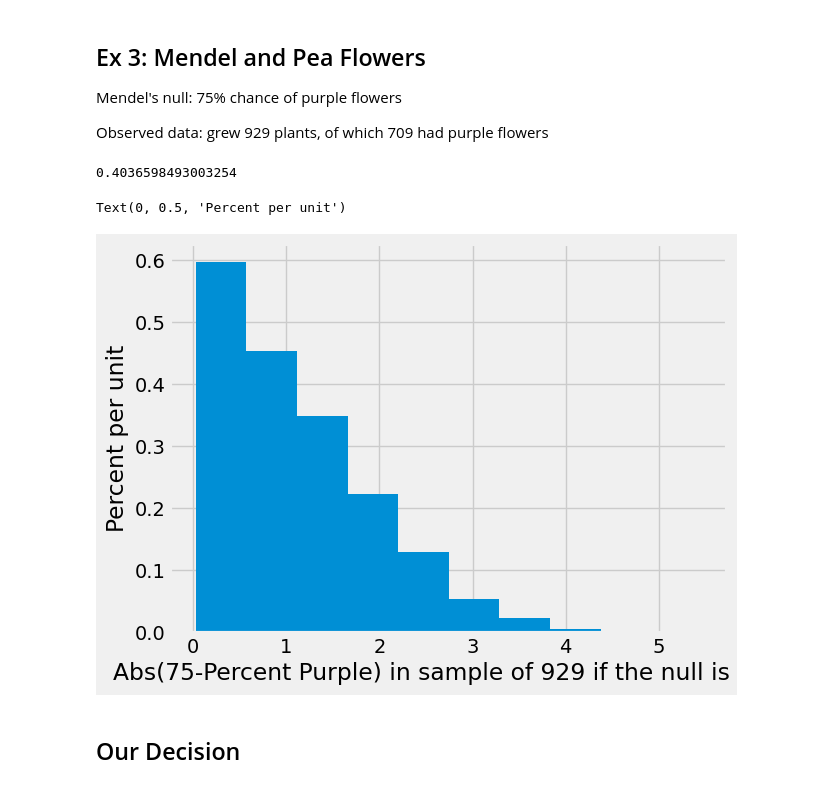
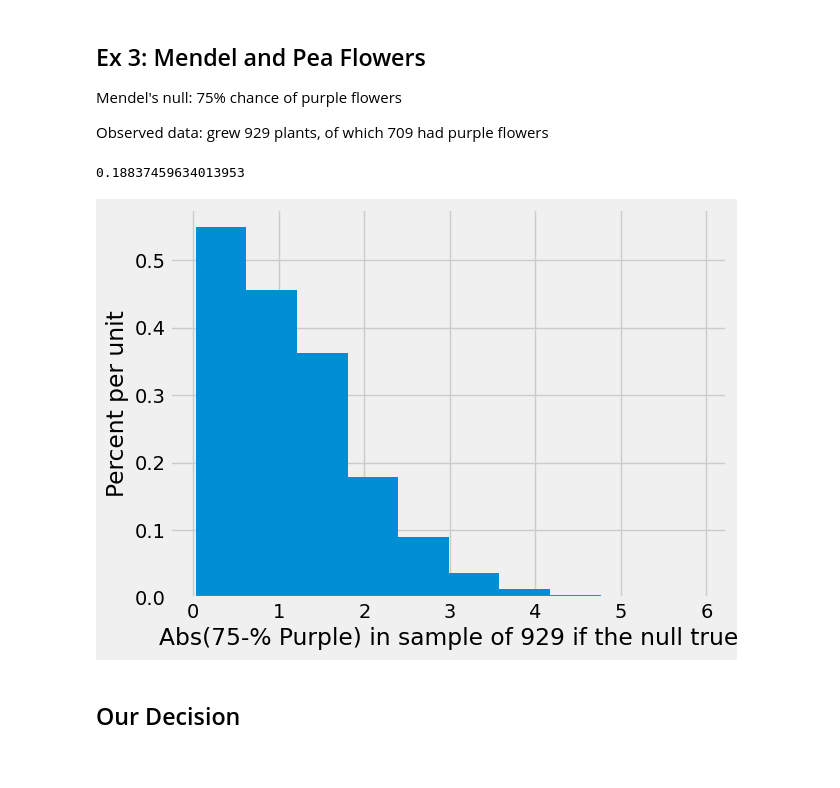
Before and after one commit to csci3022/sp25-student, a Jupyter notebook: lec/lec18/lec18_HypothesisTesting.ipynb, the cells around one changed output. Saved outputs shown, nothing was run; the diff lists cells and outputs as text; code cells hidden in the pictures.

```diff
--- a/lec/lec18/lec18_HypothesisTesting.ipynb
+++ b/lec/lec18/lec18_HypothesisTesting.ipynb
@@ -166,31 +210,31 @@ Observed data:  grew 929 plants, of which 709 had purple flowers
 predicted_proportions = np.array([.75, .25])
 
 def test_statistic_purple_flowers(n=929):
-    num_purple=np.random.binomial(n, 0.75)
+    num_purple=stats.binom.rvs(n, 0.75)
     #print("Number of purple flowers out of 929:",num_purple)
     return abs(num_purple/n*100-75)
 
 test_statistic_purple_flowers()
 # %% [output]
-0.4036598493003254
+0.18837459634013953
 # %%
 # Simulate 10,000 copies of the test statistic
 num_simulations = 10000;
 
 outcomes=[]
 
 for i in np.arange(num_simulations):
     outcomes = np.append(outcomes, test_statistic_purple_flowers(929))
 
 plt.hist(outcomes, density=True);
 
 #ax.set_axisbelow(True)
 #ax.grid(alpha=0.25)
-plt.xlabel("Abs(75-Percent Purple) in sample of 929 if the null is true")
+plt.xlabel("Abs(75-% Purple) in sample of 929 if the null true")
 plt.ylabel("Percent per unit")
+plt.show()
 # %% [output]
-Text(0, 0.5, 'Percent per unit')
-[figure, old version]
+[figure, new version]
 # %% [markdown]
 ## Our Decision
 # %%
```
Also changed, not shown: parts of 13 cells of this notebook.
